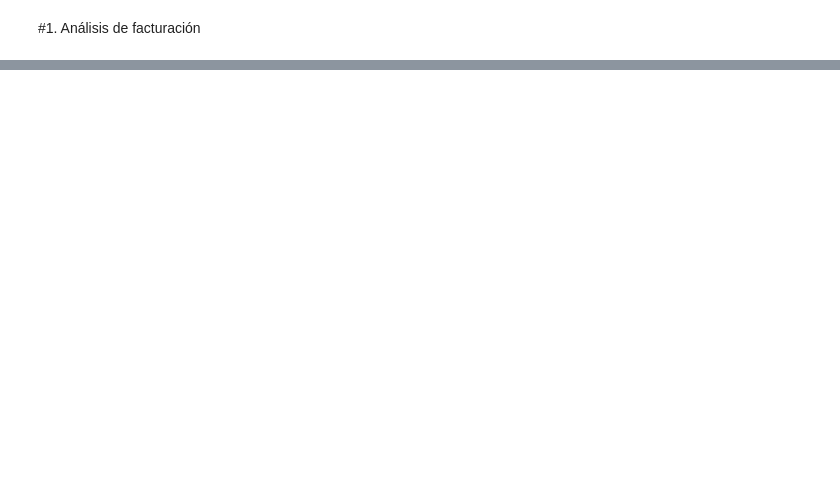
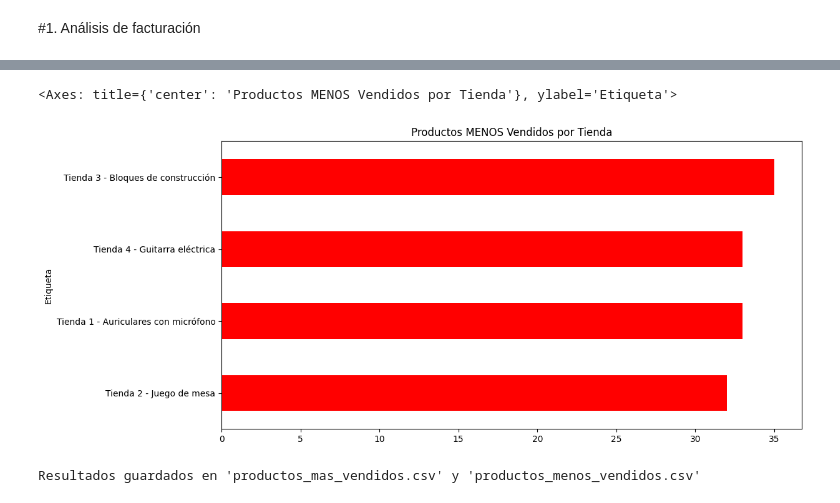
Before and after one commit to Ibarra1812/StoreChallange, a Jupyter notebook: StoreAluraEntrega.ipynb, the cells around one changed output, grey strips where cells are left out. Saved outputs shown, nothing was run; the diff lists cells and outputs as text; code cells hidden in the pictures; blank space fills up the shorter version.

```diff
--- a/StoreAluraEntrega.ipynb
+++ b/StoreAluraEntrega.ipynb
@@ -35,0 +284,29 @@ tienda.head()
+# %%
+#4# Gráfico - Productos MENOS Vendidos
+
+# Use reset_index() para convertir los índices (Tienda, Producto) en columnas
+menos_vendidos_plot = menos_vendidos.reset_index()
+
+# Cree una nueva columna 'Etiqueta' para el gráfico
+menos_vendidos_plot['Etiqueta'] = menos_vendidos_plot['Tienda'] + ' - ' + menos_vendidos_plot['Producto']
+
+# Use la 'Etiqueta' como índice, luego ordeno (sort_values) y grafico el resultado
+menos_vendidos_plot.set_index('Etiqueta')['Numero de Ventas'].sort_values().plot(
+    kind='barh',
+    title='Productos MENOS Vendidos por Tienda',
+    figsize=(12, 6),
+    color='red'
+)
+# %% [output]
+<Axes: title={'center': 'Productos MENOS Vendidos por Tienda'}, ylabel='Etiqueta'>
+[figure, added]
+# %%
+#4# Guardado Resultados
+
+# Se guarda los DataFrames de más y menos vendidos
+mas_vendidos.to_csv('productos_mas_vendidos.csv')
+menos_vendidos.to_csv('productos_menos_vendidos.csv')
+
+print("Resultados guardados en 'productos_mas_vendidos.csv' y 'productos_menos_vendidos.csv'")
+# %% [output]
+Resultados guardados en 'productos_mas_vendidos.csv' y 'productos_menos_vendidos.csv'
```
Also changed, not shown: parts of 35 cells of this notebook.
